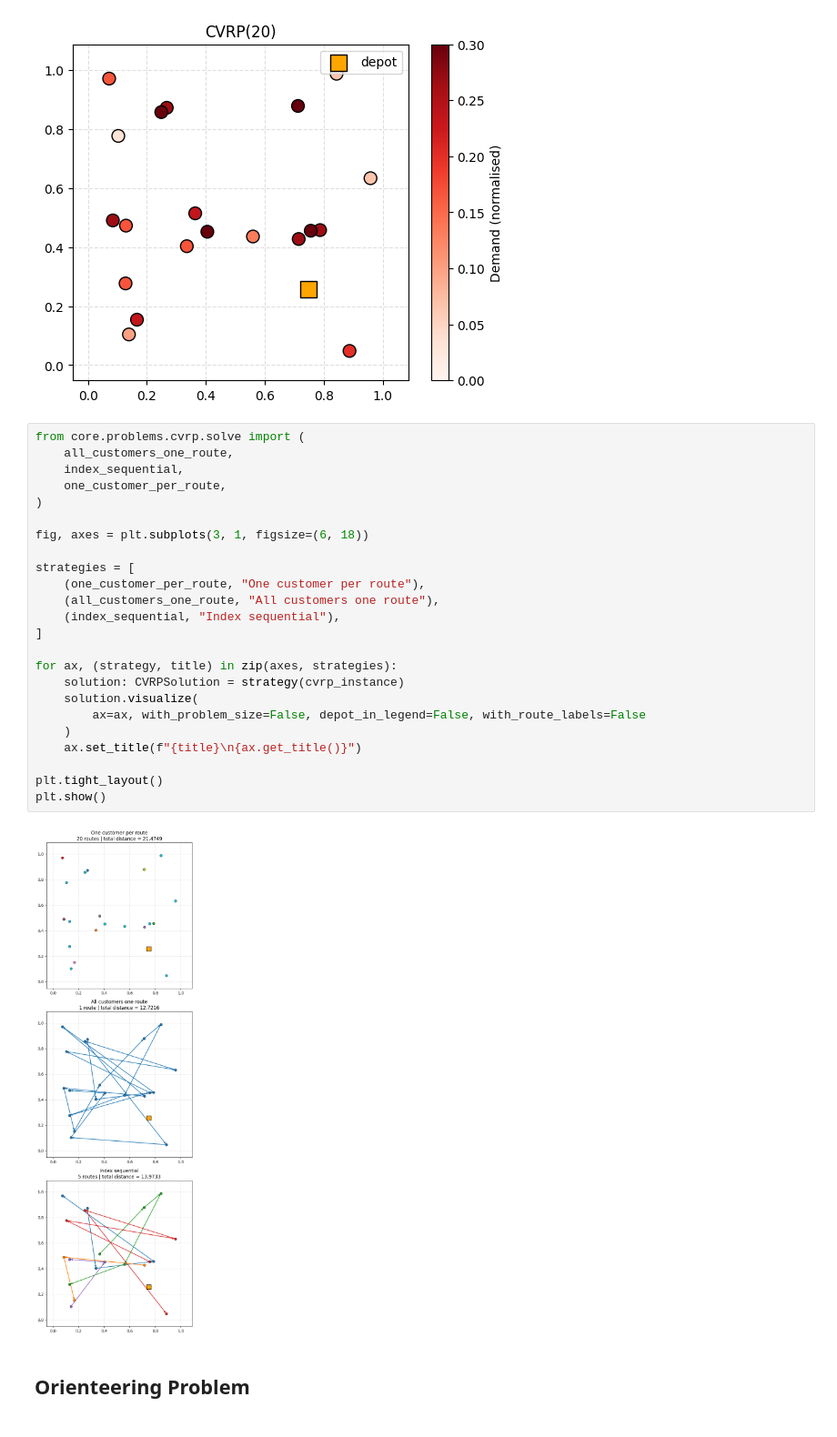
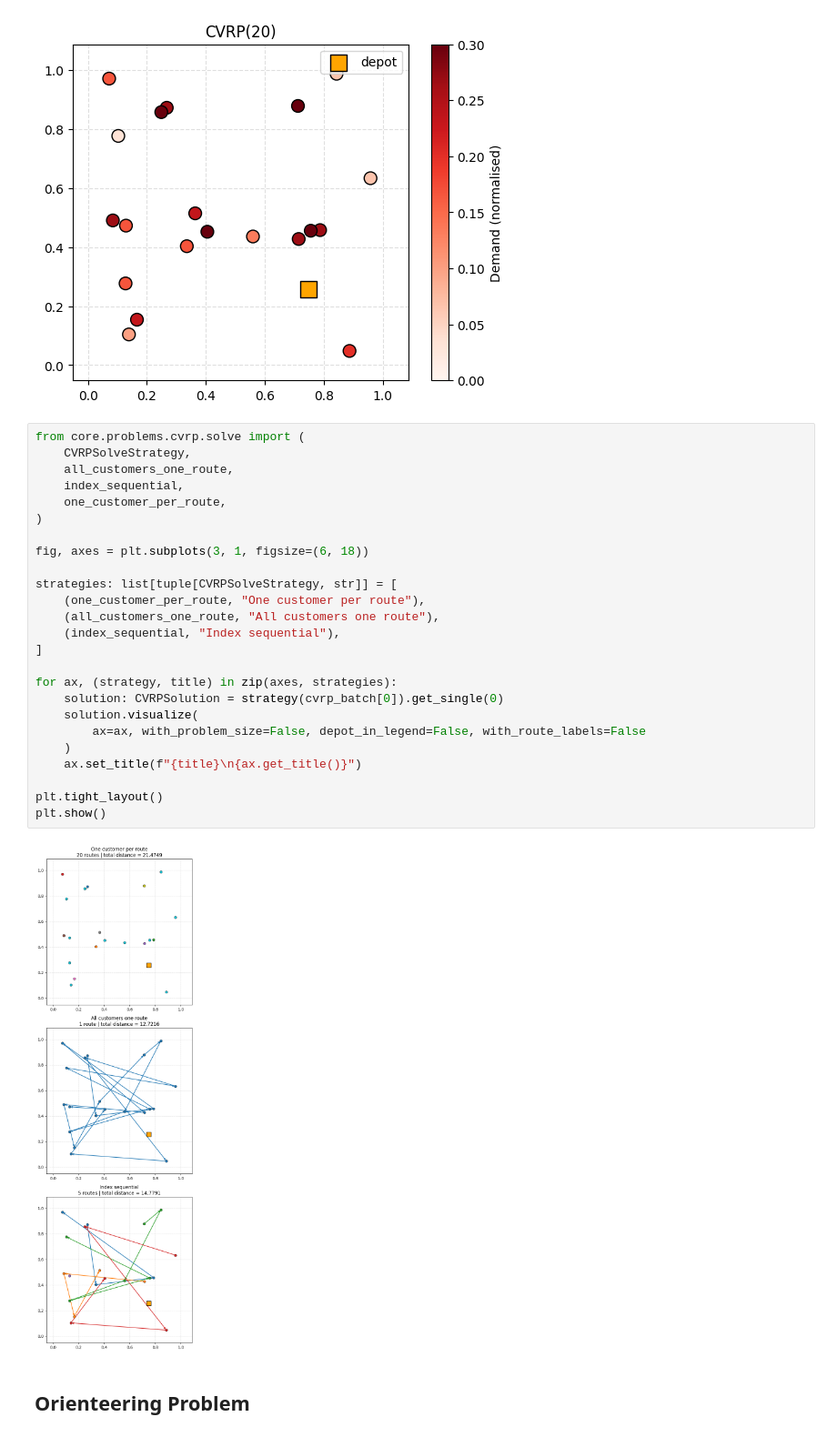
Before and after one commit to arekpaterak/master-thesis, a Jupyter notebook: notebooks/01-problems-overview.ipynb, the cells around one changed output. Shown at 91% size. Cells and saved outputs as stored; diff of their text form.

Commit message:
Adjust batch representations and operations

```diff
--- a/notebooks/01-problems-overview.ipynb
+++ b/notebooks/01-problems-overview.ipynb
@@ -76,30 +73,31 @@ CVRPBatchInstance(
 [figure]
 # %%
 from core.problems.cvrp.solve import (
+    CVRPSolveStrategy,
     all_customers_one_route,
     index_sequential,
     one_customer_per_route,
 )
 
 fig, axes = plt.subplots(3, 1, figsize=(6, 18))
 
-strategies = [
+strategies: list[tuple[CVRPSolveStrategy, str]] = [
     (one_customer_per_route, "One customer per route"),
     (all_customers_one_route, "All customers one route"),
     (index_sequential, "Index sequential"),
 ]
 
 for ax, (strategy, title) in zip(axes, strategies):
-    solution: CVRPSolution = strategy(cvrp_instance)
+    solution: CVRPSolution = strategy(cvrp_batch[0]).get_single(0)
     solution.visualize(
         ax=ax, with_problem_size=False, depot_in_legend=False, with_route_labels=False
     )
     ax.set_title(f"{title}\n{ax.get_title()}")
 
 plt.tight_layout()
 plt.show()
 # %% [output]
-[figure, old version]
+[figure, new version]
 # %% [markdown]
 ## Orienteering Problem
 # %% [markdown]
```
Also changed, not shown: parts of 5 cells of this notebook, 20 other files.
